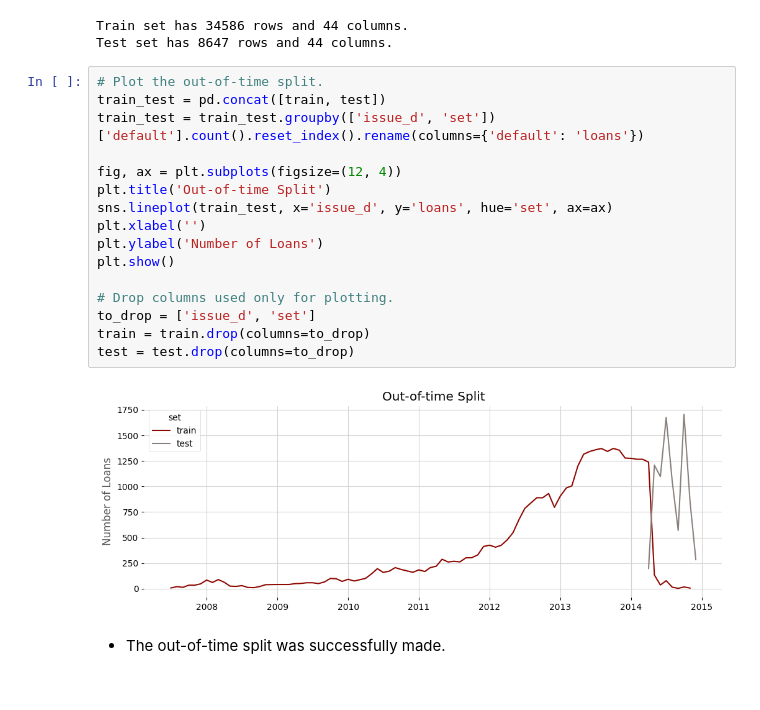
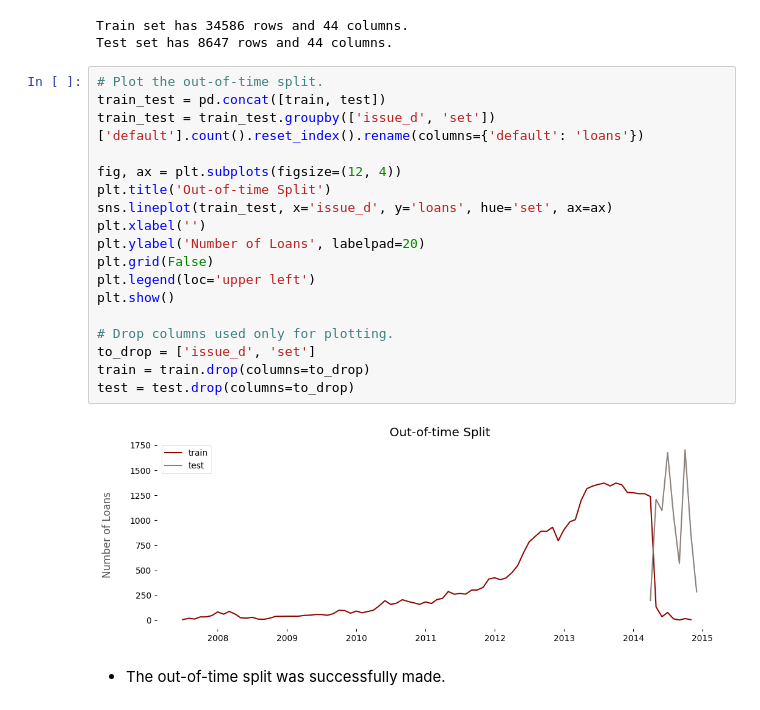
Before and after one commit to allmeidaapedro/Lending-Club-Credit-Scoring, a Jupyter notebook: notebooks/4_lgd_ead_modeling.ipynb, the cells around one changed output. Saved outputs shown, nothing was run; the diff lists cells and outputs as text.

```diff
--- a/notebooks/4_lgd_ead_modeling.ipynb
+++ b/notebooks/4_lgd_ead_modeling.ipynb
@@ -219,21 +221,23 @@ Test set has 8647 rows and 44 columns.
 # %%
 # Plot the out-of-time split.
 train_test = pd.concat([train, test])
 train_test = train_test.groupby(['issue_d', 'set'])['default'].count().reset_index().rename(columns={'default': 'loans'})
 
 fig, ax = plt.subplots(figsize=(12, 4))
 plt.title('Out-of-time Split')
 sns.lineplot(train_test, x='issue_d', y='loans', hue='set', ax=ax)
 plt.xlabel('')
-plt.ylabel('Number of Loans')
+plt.ylabel('Number of Loans', labelpad=20)
+plt.grid(False)
+plt.legend(loc='upper left')
 plt.show()
 
 # Drop columns used only for plotting.
 to_drop = ['issue_d', 'set']
 train = train.drop(columns=to_drop)
 test = test.drop(columns=to_drop)
 # %% [output]
-[figure, old version]
+[figure, new version]
 # %% [markdown]
 - The out-of-time split was successfully made.
 # %% [markdown]
```
Also changed, not shown: parts of 29 cells of this notebook, 4 other files.
